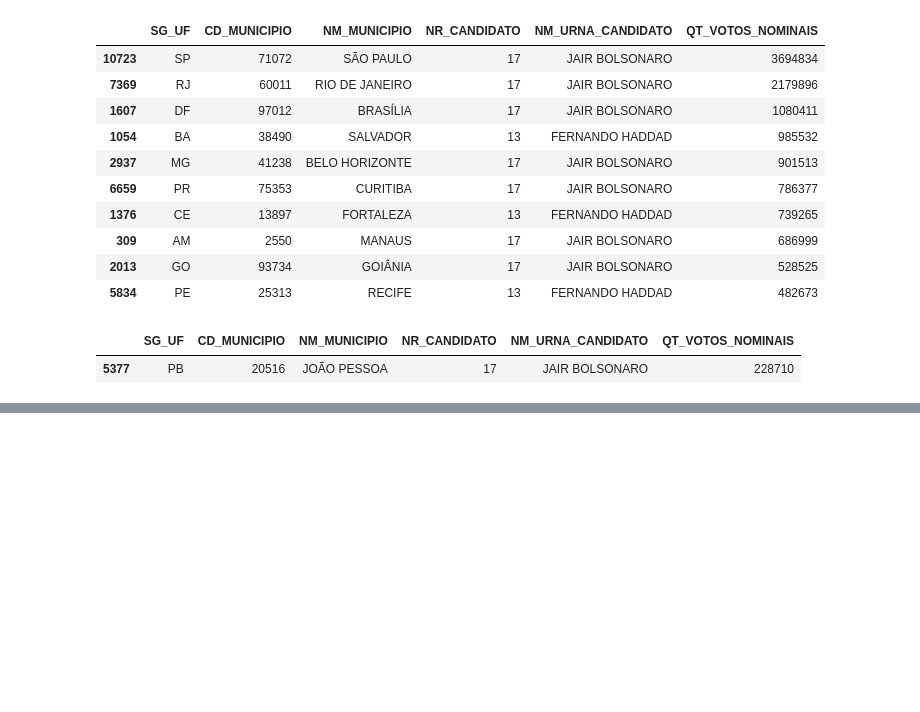
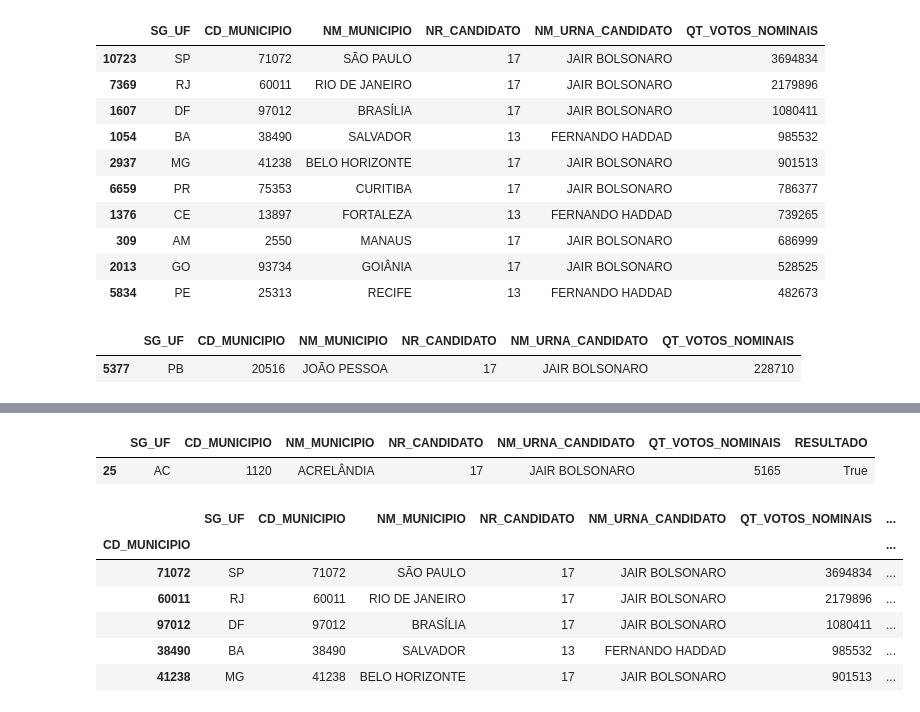
Before and after one commit to ebraimcarvalho/analise-dados-python-labhacker, a Jupyter notebook: mapa_eleicao/Untitled.ipynb, the cells around one changed output, grey strips where cells are left out. Cells and saved outputs as stored; diff of their text form; code cells hidden in the pictures; blank space fills up the shorter version.

```diff
--- a/mapa_eleicao/Untitled.ipynb
+++ b/mapa_eleicao/Untitled.ipynb
@@ -381,0 +407,20 @@ df_2turno['RESULTADO'] = df_2turno['NR_CANDIDATO'].apply(lambda x: 'Bolso' if x
+# %%
+df_2turno[df_2turno['NM_MUNICIPIO'] == 'ACRELÂNDIA']
+# %% [output]
+|  | SG_UF | CD_MUNICIPIO | NM_MUNICIPIO | NR_CANDIDATO | NM_URNA_CANDIDATO | QT_VOTOS_NOMINAIS | RESULTADO |
+| 25 | AC | 1120 | ACRELÂNDIA | 17 | JAIR BOLSONARO | 5165 | True |
+# %%
+# Vamos reindexar o dataframe de votação pelo código do TSE
+df_vot_novo = df_2turno.copy()
+
+df_vot_novo.set_index('CD_MUNICIPIO', drop=False, inplace=True)
+
+df_vot_novo.head()
+# %% [output]
+|  | SG_UF | CD_MUNICIPIO | NM_MUNICIPIO | NR_CANDIDATO | NM_URNA_CANDIDATO | QT_VOTOS_NOMINAIS | ... |
+| CD_MUNICIPIO |  |  |  |  |  |  | ... |
+| 71072 | SP | 71072 | SÃO PAULO | 17 | JAIR BOLSONARO | 3694834 | ... |
+| 60011 | RJ | 60011 | RIO DE JANEIRO | 17 | JAIR BOLSONARO | 2179896 | ... |
+| 97012 | DF | 97012 | BRASÍLIA | 17 | JAIR BOLSONARO | 1080411 | ... |
+| 38490 | BA | 38490 | SALVADOR | 13 | FERNANDO HADDAD | 985532 | ... |
+| 41238 | MG | 41238 | BELO HORIZONTE | 17 | JAIR BOLSONARO | 901513 | ... |
```
Also changed, not shown: parts of 28 cells of this notebook.
